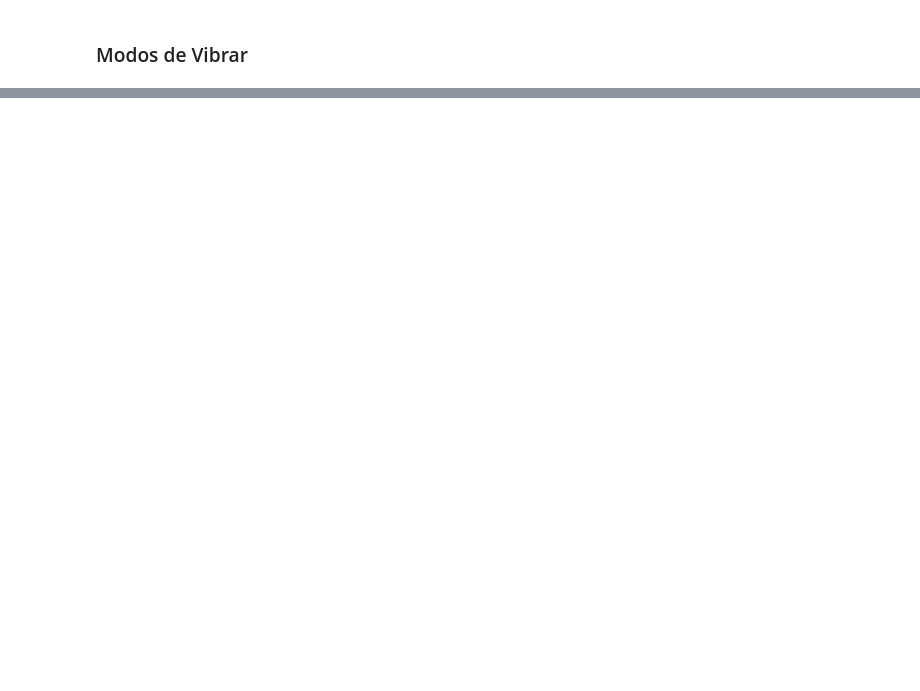
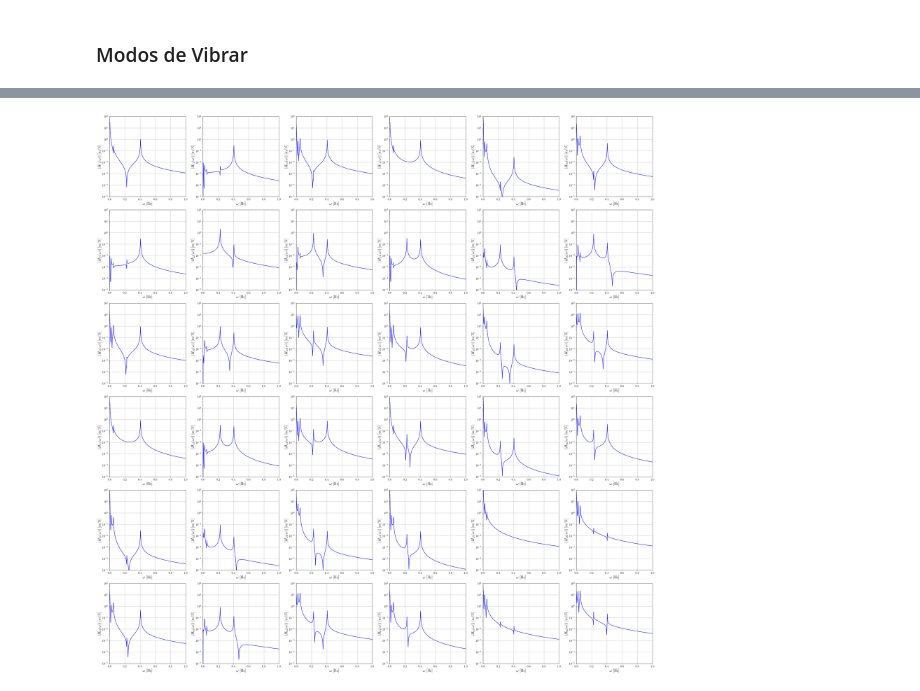
Before and after one commit to TonhoSF1/Vibracoes2, a Jupyter notebook: Trabalho.ipynb, the cells around one changed output, grey strips where cells are left out. Cells and saved outputs as stored; diff of their text form; code cells hidden in the pictures; blank space fills up the shorter version.

```diff
--- a/Trabalho.ipynb
+++ b/Trabalho.ipynb
@@ -251,8 +251,8 @@ M = np.delete(M, (0, 1, 2), axis=1)
 # %% [markdown]
 ### Amortecimento Proporcional
 # %%
-alpha = 0.1  # amortecimento proporcional
-beta = 0.000001  # amortecimento proporcional
+alpha = 0.01  # amortecimento proporcional
+beta = 1e-7  # amortecimento proporcional
 
 C = alpha * M + beta * K  # amortecimento proporcional
 # %% [markdown]
@@ -355,0 +381,58 @@ plt.show()
+# %%
+# Definimos os parâmetros amostrais
+fs = 10  # taxa de amostragem
+Np = 5000  # número de pontos
+tf = (Np) / fs  # tempo total
+t = np.linspace(0, tf, Np, endpoint=False)
+n_window = Np // 4
+n_fft = n_window
+overl = n_window // 5
+janela = "hann"
+# %%
+w = np.linspace(0, fs / 2, int(Np / 2), endpoint=False)  # vetor freqência em Hz
+H = calculate_frequency_response(M, C, K, w)
+# %%
+def plot_n_frf(w, H, figsize=(6, 6)):
+    """
+    Plota a Função de Resposta em Frequência (FRF) para um sistema com n graus de liberdade.
+
+    Parâmetros:
+    ----------
+    w : array-like
+        Array de valores de frequência em Hz.
+    H : ndarray
+        Array multidimensional contendo os valores da FRF.
+        H deve ter dimensões (n, n, len(w)), onde n é o número de graus de liberdade.
+    figsize : tuple, opcional
+        Tupla especificando o tamanho de cada subplot. O padrão é (6, 6).
+
+    Retorno:
+    -------
+    Nenhum: Esta função não retorna nenhum valor. Ela exibe os gráficos.
+
+    Notas:
+    ------
+    - A função cria uma grade de subplots com dimensões (n, n), onde n é o número de graus de liberdade.
+    - Cada subplot corresponde à magnitude da FRF entre dois graus de liberdade.
+    - O eixo x representa a frequência em Hz, e o eixo y representa a magnitude da FRF em m/N.
+    - Os gráficos são exibidos em escala logarítmica para o eixo y.
+    - O eixo x é limitado ao intervalo [0, 50] Hz.
+    - O eixo y é limitado ao intervalo [1e-5, 1e-1] m/N.
+    """
+    fig, ax = plt.subplots(len(H), len(H), figsize=(len(H) * figsize[0], len(H) * figsize[1]))
+    for i in range(len(H)):
+        for j in range(len(H)):
+            ax[i, j].grid(visible=True, which="major", axis="both")
+            ax[i, j].semilogy(w, abs(H[i, j, :]), "b")  # Aqui H deve ser um array multidimensional
+            ax[i, j].set(
+                xlabel=r"$\omega$ [Hz]",
+                ylabel=rf"$|H_{{{i + 1}{j + 1}}}(\omega)|$ [m/N]",
+            )
+            ax[i, j].set_xlim(0, 1)
+            ax[i, j].set_ylim(1e-5, 100)
+    plt.show()
+
+
+plot_n_frf(w, H)
+# %% [output]
+[figure, added]
```
Also changed, not shown: parts of 13 cells of this notebook.
